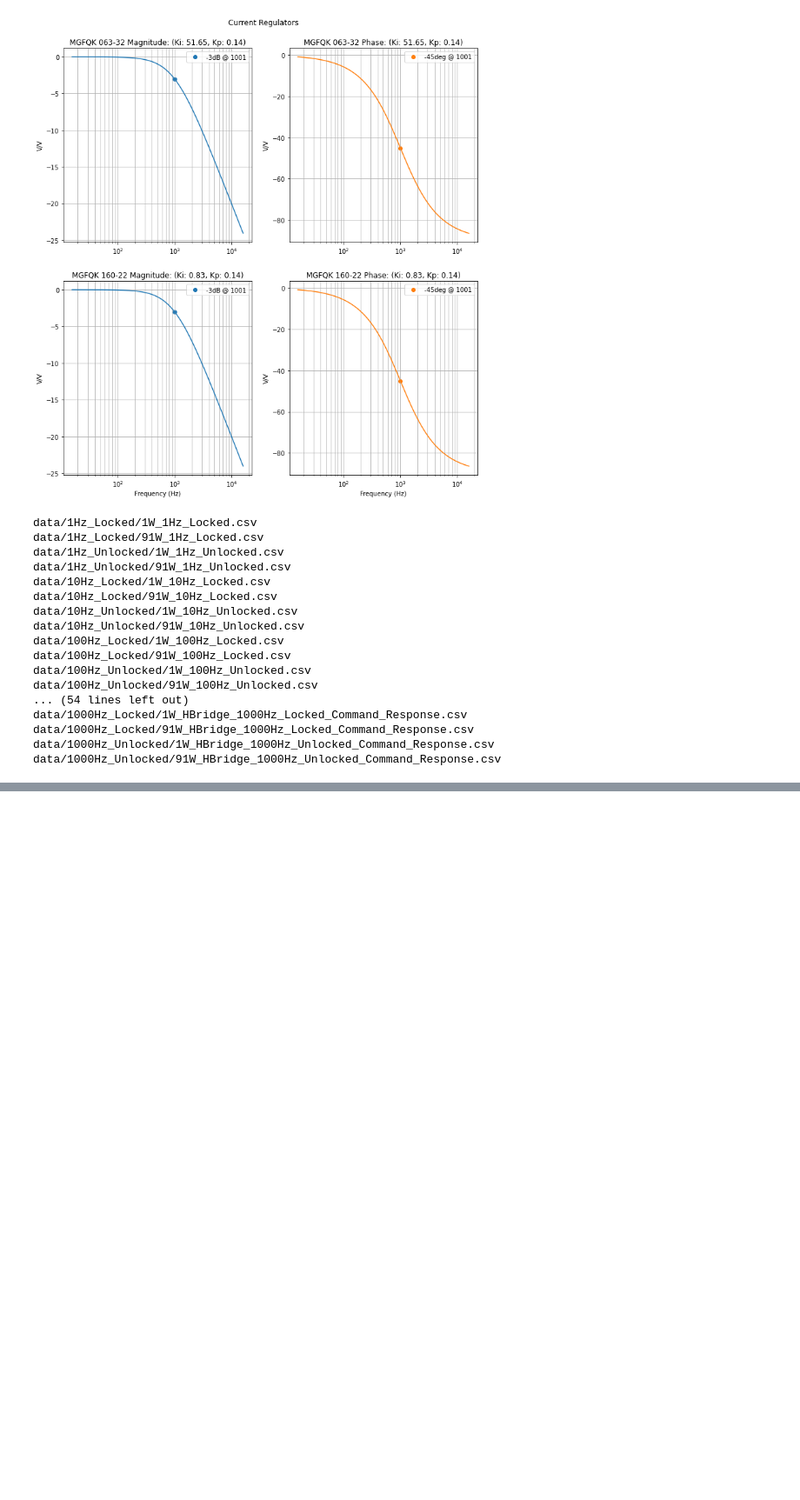
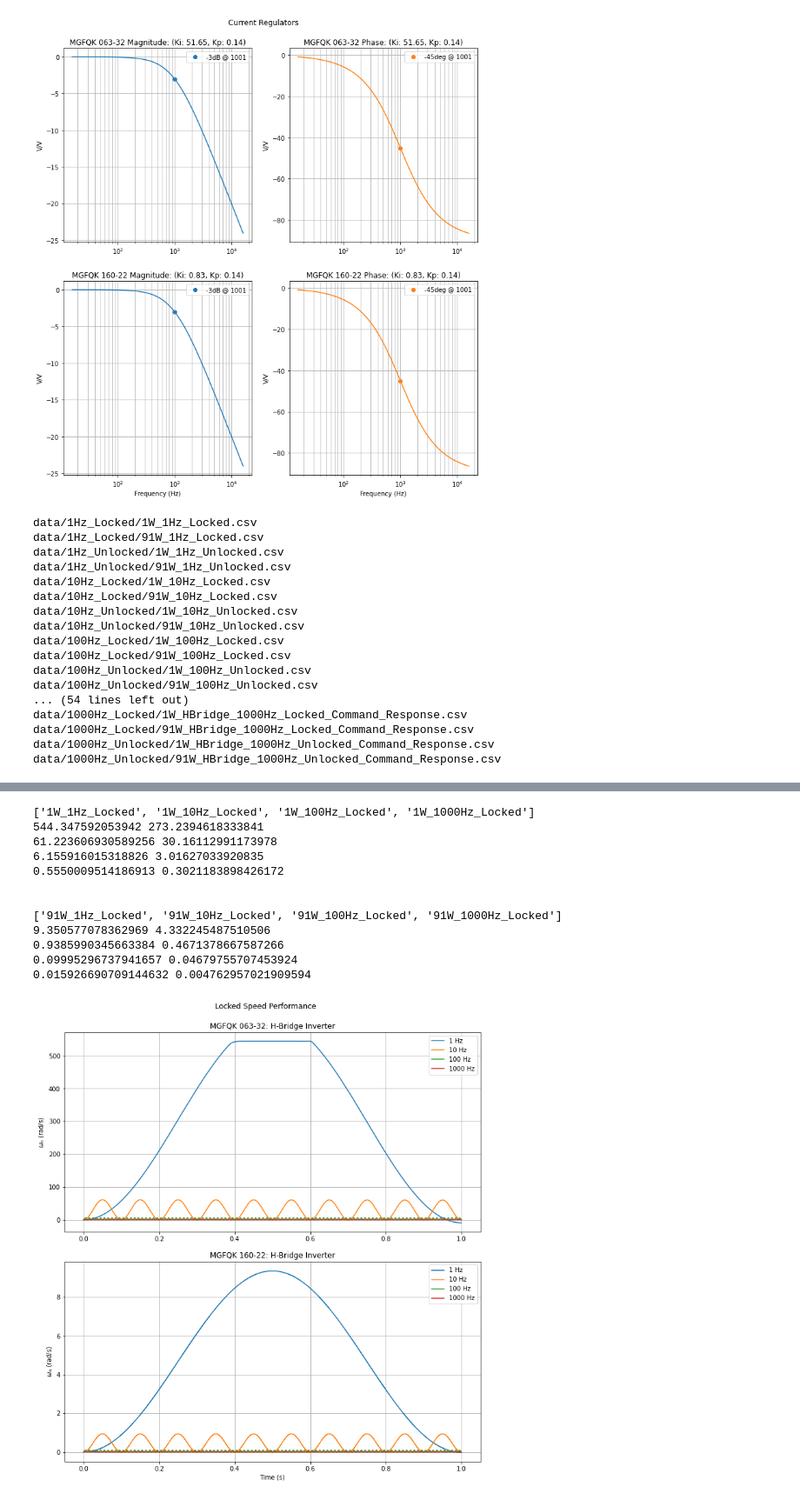
Before and after one commit to kegedy/UWEE560, a Jupyter notebook: hw/kevin/hw02/HW02_KevinEgedy.ipynb, the cells around one changed output, grey strips where cells are left out. Shown at 87% size. Saved outputs shown, nothing was run; the diff lists cells and outputs as text; code cells hidden in the pictures; blank space fills up the shorter version.

```diff
--- a/hw/kevin/hw02/HW02_KevinEgedy.ipynb
+++ b/hw/kevin/hw02/HW02_KevinEgedy.ipynb
@@ -686 +499,61 @@ plt.show();
+# %%
+fig,axs = plt.subplots(2,1,figsize=(12,12))
+plt.subplots_adjust(top=0.925,hspace=0.15)
+state = 'Locked'
+motor = '1W'
+voltage = 'H-Bridge Inverter'
+
+dfs = [col for col in perfHB.keys() if col.find(state)>=0 and col.find(motor,0,2)>=0]
+print(dfs)
+for u in dfs:
+    df = perfHB[u]
+    df = df[df['Time']<1]
+    current = [col for col in df.columns if col.find('Armature current')>=0][0]
+    speed = [col for col in df.columns if col.find('Rotational speed')>=0][0]
+    Tem = [col for col in df.columns if col.find('Electrical torque')>=0][0]
+    print(df[speed].max(),df[speed].mean())
+    label = re.findall('.*_([0-9]+).*',u)[0]
+    axs[0].plot(df['Time'],df[speed],label=f'{label} Hz')
+
+axs[0].set_title(f'{motors[motor]}: {voltage}')
+axs[0].set_ylabel('$\omega_n$ (rad/s)')
+axs[0].grid('True')
+axs[0].legend()
+
+print('\n')
+motor = '91W'
+dfs = [col for col in perfHB.keys() if col.find(state)>=0 and col.find(motor,0,3)>=0]
+print(dfs)
+for u in dfs:
+    df = perfHB[u]
+    df = df[df['Time']<1]
+    current = [col for col in df.columns if col.find('Armature current')>=0][0]
+    speed = [col for col in df.columns if col.find('Rotational speed')>=0][0]
+    Tem = [col for col in df.columns if col.find('Electrical torque')>=0][0]
+    print(df[speed].max(),df[speed].mean())
+    label = re.findall('.*_([0-9]+).*',u)[0]
+    axs[1].plot(df['Time'],df[speed],label=f'{label} Hz')
+
+axs[1].set_title(f'{motors[motor]}: {voltage}')
+axs[1].set_xlabel('Time (s)')
+axs[1].set_ylabel('$\omega_n$ (rad/s)')
+axs[1].grid('True')
+axs[1].legend()
+
+plt.suptitle(f'{state} Speed Performance')
+plt.show();
+# %% [output]
+['1W_1Hz_Locked', '1W_10Hz_Locked', '1W_100Hz_Locked', '1W_1000Hz_Locked']
+544.347592053942 273.2394618333841
+61.223606930589256 30.16112991173978
+6.155916015318826 3.01627033920835
+0.5550009514186913 0.3021183898426172
+
+
+['91W_1Hz_Locked', '91W_10Hz_Locked', '91W_100Hz_Locked', '91W_1000Hz_Locked']
+9.350577078362969 4.332245487510506
+0.9385990345663384 0.4671378667587266
+0.09995296737941657 0.04679755707453924
+0.015926690709144632 0.004762957021909594
+[figure, added]
 # %%
```
Also changed, not shown: parts of 27 cells of this notebook, 2 other files.
